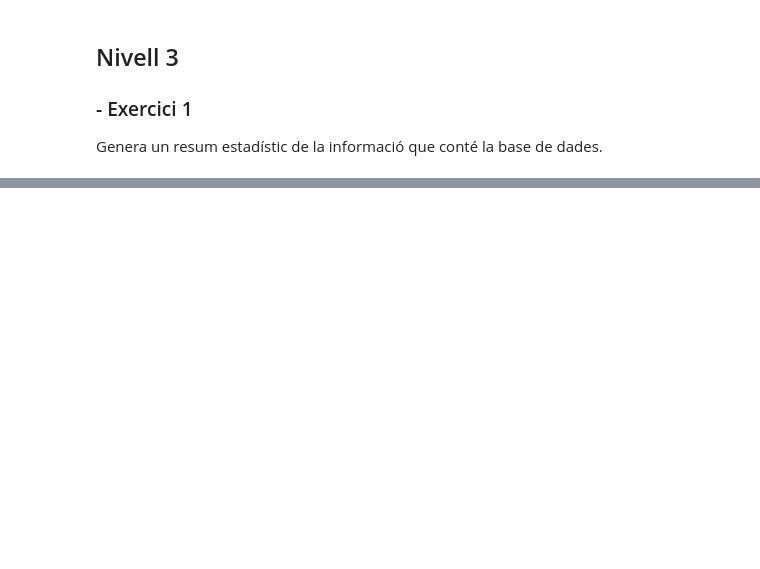
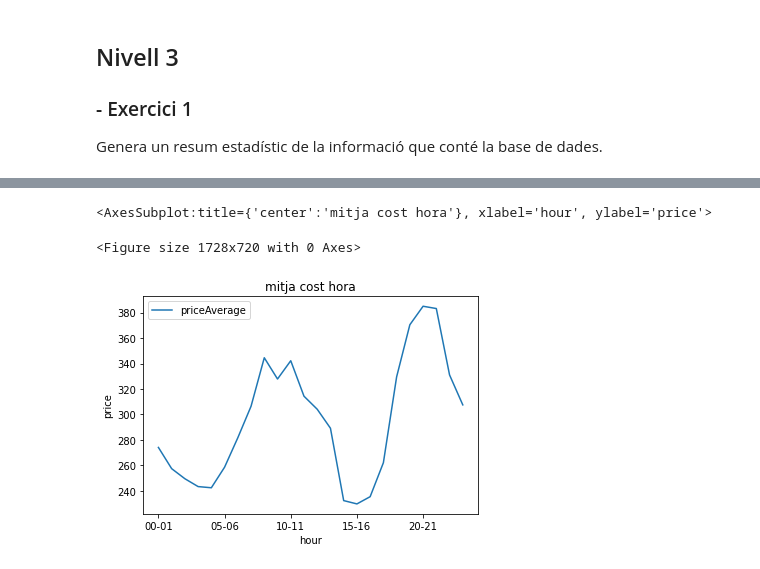
Before and after one commit to mmarcrr/Bases-de-dades-NoSQL, a Jupyter notebook: S14T01.ipynb, the cells around one changed output, grey strips where cells are left out. Drawn from its saved outputs; the diff is of its cells as text; code cells hidden in the pictures; blank space fills up the shorter version.

```diff
--- a/S14T01.ipynb
+++ b/S14T01.ipynb
@@ -18,3 +26,4 @@ from pprint import pprint
 # %%
+col_name='llum'
 client = pymongo.MongoClient('mongodb://localhost:27017/')
-db = client["test"]
+db = client[col_name]
@@ -100,0 +231,13 @@ Genera un resum estadístic de la informació que conté la base de dades.
+# %%
+df_avg = pd.DataFrame(list(db.llum.aggregate(
+    [
+        {
+            "$group": { "_id":"$hour", "priceAverage":{"$avg":"$price"}}
+
+        },
+        {
+            "$sort": { "_id": 1 }
+        }
+    ]
+)))
+df_avg
@@ -100,0 +262,7 @@ Genera un resum estadístic de la informació que conté la base de dades.
+# %%
+plt.figure(figsize=(24,10))
+df_avg.plot(x='_id', y='priceAverage', kind='line', ylabel='price', xlabel='hour', title='mitja cost hora')
+# %% [output]
+<AxesSubplot:title={'center':'mitja cost hora'}, xlabel='hour', ylabel='price'>
+<Figure size 1728x720 with 0 Axes>
+[figure, added]
```
Also changed, not shown: parts of 17 cells of this notebook.
